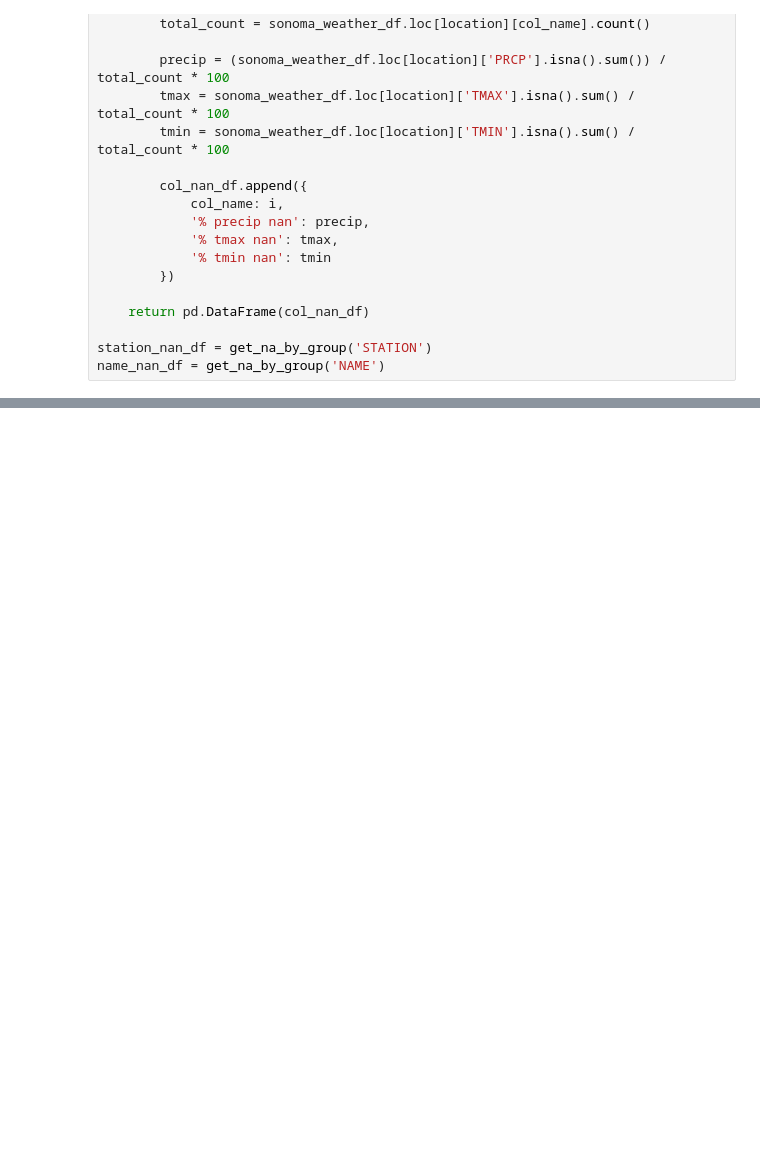
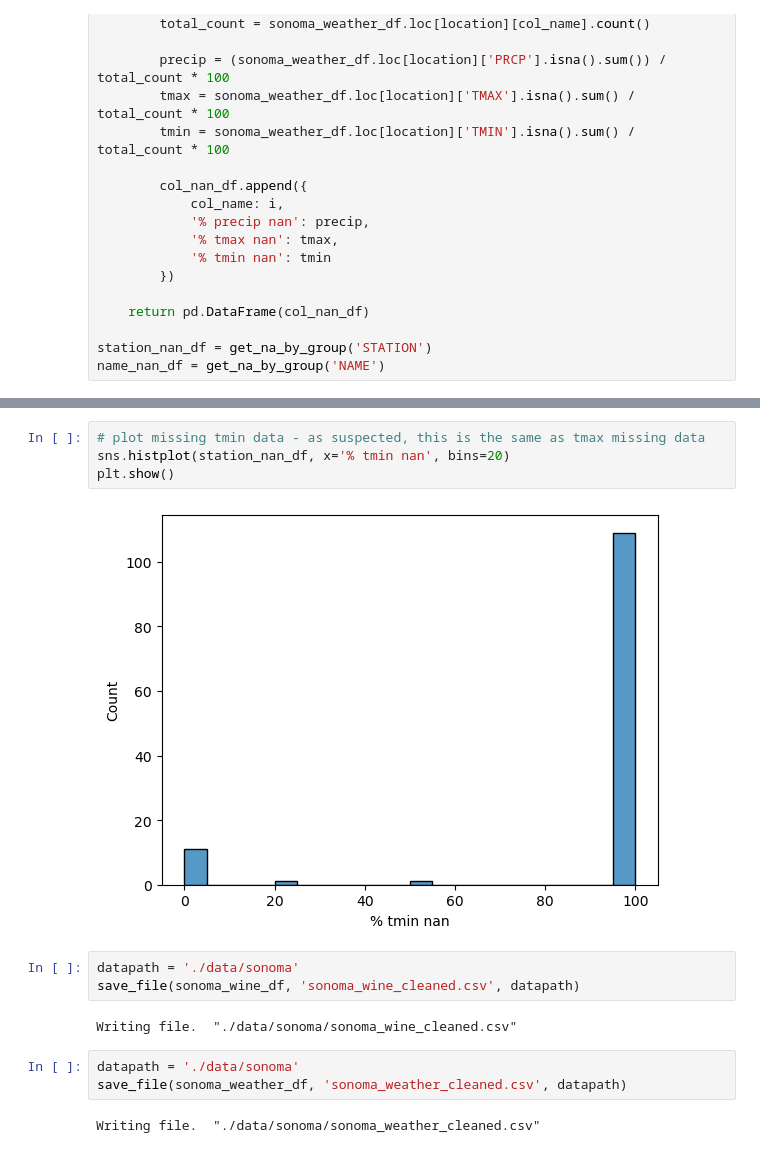
Before and after one commit to coldzonemt/Capstone_2, a Jupyter notebook: Data_Wragnling.ipynb, the cells around one changed output, grey strips where cells are left out. Saved outputs shown, nothing was run; the diff lists cells and outputs as text; blank space fills up the shorter version.

Commit message:
output cleaned files, add helpful library from previous project

```diff
--- a/Data_Wragnling.ipynb
+++ b/Data_Wragnling.ipynb
@@ -236,0 +248,16 @@ name_nan_df.sort_values(by=['% precip nan', '% tmax nan'],  ascending=[False, Fa
+# %%
+# plot missing tmin data - as suspected, this is the same as tmax missing data
+sns.histplot(station_nan_df, x='% tmin nan', bins=20)
+plt.show()
+# %% [output]
+[figure, added]
+# %%
+datapath = './data/sonoma'
+save_file(sonoma_wine_df, 'sonoma_wine_cleaned.csv', datapath)
+# %% [output]
+Writing file.  "./data/sonoma/sonoma_wine_cleaned.csv"
+# %%
+datapath = './data/sonoma'
+save_file(sonoma_weather_df, 'sonoma_weather_cleaned.csv', datapath)
+# %% [output]
+Writing file.  "./data/sonoma/sonoma_weather_cleaned.csv"
```
Also changed, not shown: parts of 8 cells of this notebook, 3 other files.
